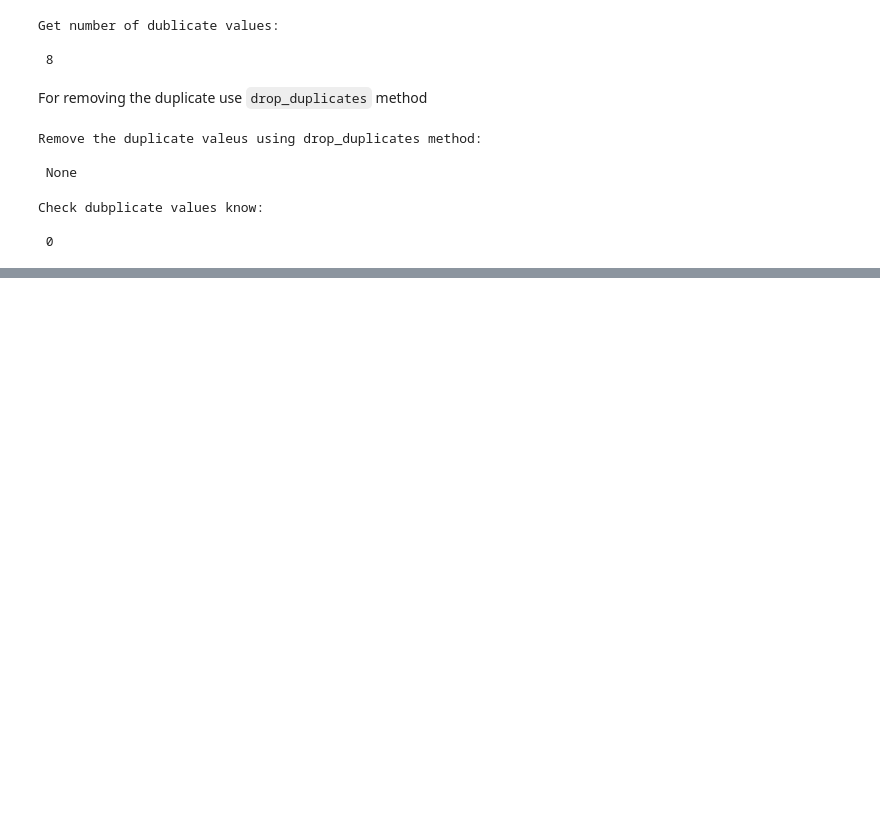
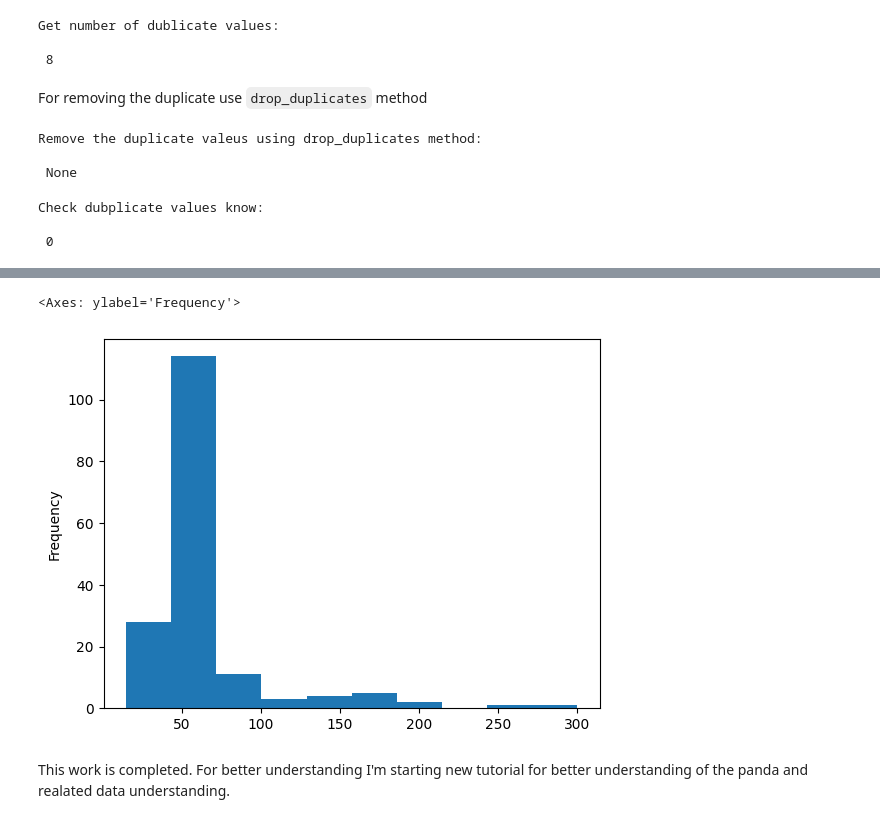
Before and after one commit to heysushil/w3pandas_tutorial_practice, a Jupyter notebook: index.ipynb, the cells around one changed output, grey strips where cells are left out. Drawn from its saved outputs; the diff is of its cells as text; code cells hidden in the pictures; blank space fills up the shorter version.

```diff
--- a/index.ipynb
+++ b/index.ipynb
@@ -591,0 +684,7 @@ Check dubplicate values know:
+# %%
+df['Duration'].plot(kind='hist')
+# %% [output]
+<Axes: ylabel='Frequency'>
+[figure, added]
+# %% [markdown]
+This work is completed. For better understanding I'm starting new tutorial for better understanding of the panda and realated data understanding.
```
Also changed, not shown: parts of 12 cells of this notebook, 1 other file.
